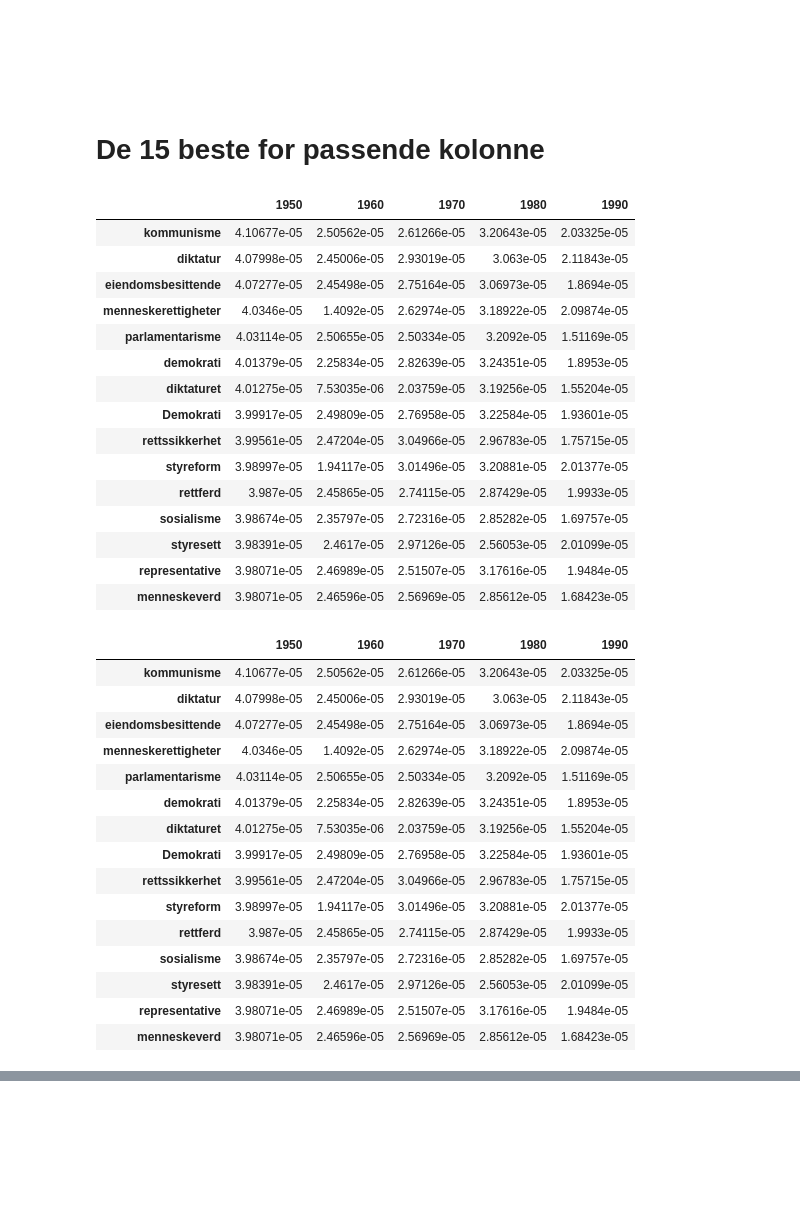
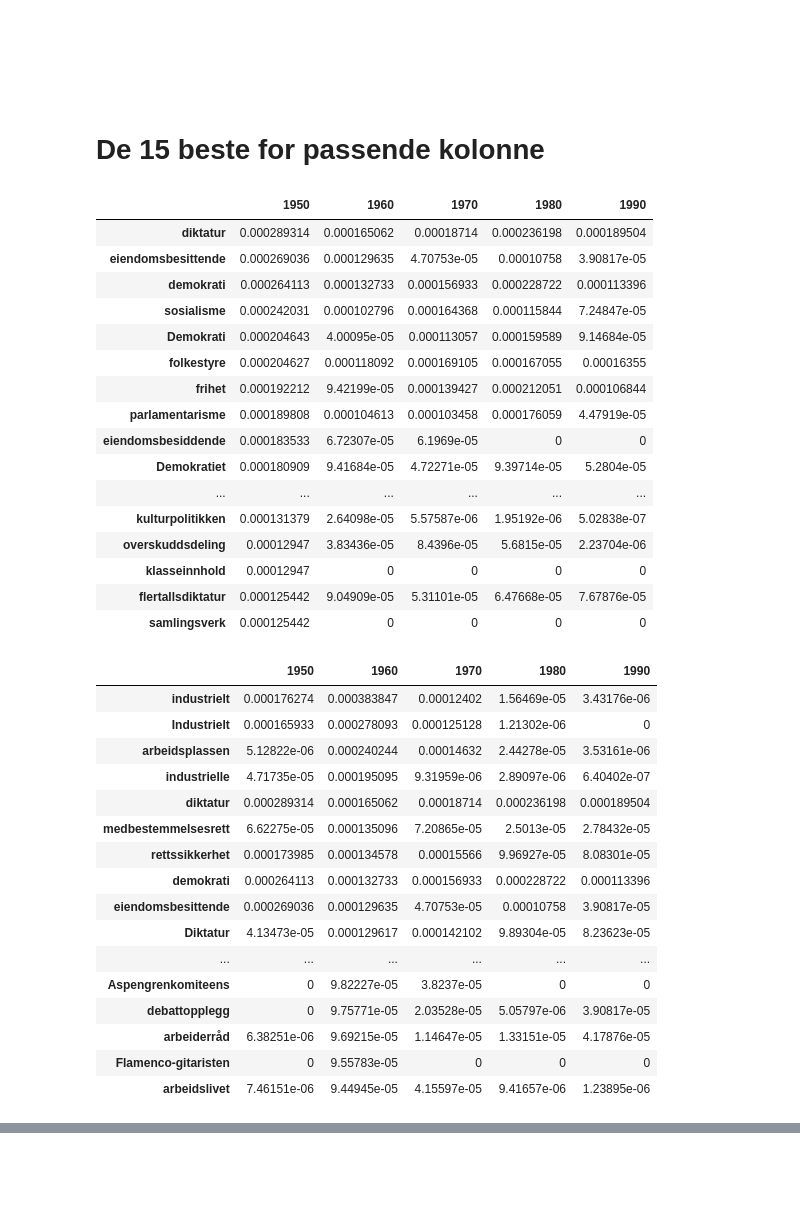
Before and after one commit to Yoonsen/HeCore, a Jupyter notebook: coll_demokrati_pmi.ipynb, the cells around one changed output, grey strips where cells are left out. Saved outputs shown, nothing was run; the diff lists cells and outputs as text; code cells hidden in the pictures; blank space fills up the shorter version.

```diff
--- a/coll_demokrati_pmi.ipynb
+++ b/coll_demokrati_pmi.ipynb
@@ -188,6 +194,8 @@ agg = group_frames(colls)
 nb.normalize_corpus_dataframe(agg)
 # %% [output]
 True
+# %%
+ref = group_frames(referenceerence)
 # %% [markdown]
 
 # Opptelling
@@ -224,7 +232,7 @@ agg.sort_values(by=agg.columns[2], ascending=False)[:10].style.background_gradie
 # %%
 pmi = pd.DataFrame()
 for i in agg:
-    pmi[i] = agg[i]**1.02/(pd.concat([agg[i], reference[i]],axis=1).sum(axis=1))
+    pmi[i] = agg[i]**1.3/(pd.concat([agg[i], ref[i]],axis=1).sum(axis=1))
 # %%
 nb.normalize_corpus_dataframe(pmi)
 # %% [output]
@@ -238,41 +246,43 @@ True
 
 # De 15 beste for passende kolonne
 # %%
-pmi.sort_values(by=pmi.columns[0], ascending=False).head(15).fillna(0).style.background_gradient(axis=0)
+pmi.sort_values(by=pmi.columns[0], ascending=False).head(35).fillna(0).style.background_gradient(axis=0)
 # %% [output]
 |  | 1950 | 1960 | 1970 | 1980 | 1990 |
-| kommunisme | 4.10677e-05 | 2.50562e-05 | 2.61266e-05 | 3.20643e-05 | 2.03325e-05 |
-| diktatur | 4.07998e-05 | 2.45006e-05 | 2.93019e-05 | 3.063e-05 | 2.11843e-05 |
-| eiendomsbesittende | 4.07277e-05 | 2.45498e-05 | 2.75164e-05 | 3.06973e-05 | 1.8694e-05 |
-| menneskerettigheter | 4.0346e-05 | 1.4092e-05 | 2.62974e-05 | 3.18922e-05 | 2.09874e-05 |
-| parlamentarisme | 4.03114e-05 | 2.50655e-05 | 2.50334e-05 | 3.2092e-05 | 1.51169e-05 |
-| demokrati | 4.01379e-05 | 2.25834e-05 | 2.82639e-05 | 3.24351e-05 | 1.8953e-05 |
-| diktaturet | 4.01275e-05 | 7.53035e-06 | 2.03759e-05 | 3.19256e-05 | 1.55204e-05 |
-| Demokrati | 3.99917e-05 | 2.49809e-05 | 2.76958e-05 | 3.22584e-05 | 1.93601e-05 |
-| rettssikkerhet | 3.99561e-05 | 2.47204e-05 | 3.04966e-05 | 2.96783e-05 | 1.75715e-05 |
-| styreform | 3.98997e-05 | 1.94117e-05 | 3.01496e-05 | 3.20881e-05 | 2.01377e-05 |
-| rettferd | 3.987e-05 | 2.45865e-05 | 2.74115e-05 | 2.87429e-05 | 1.9933e-05 |
-| sosialisme | 3.98674e-05 | 2.35797e-05 | 2.72316e-05 | 2.85282e-05 | 1.69757e-05 |
-| styresett | 3.98391e-05 | 2.4617e-05 | 2.97126e-05 | 2.56053e-05 | 2.01099e-05 |
-| representative | 3.98071e-05 | 2.46989e-05 | 2.51507e-05 | 3.17616e-05 | 1.9484e-05 |
-| menneskeverd | 3.98071e-05 | 2.46596e-05 | 2.56969e-05 | 2.85612e-05 | 1.68423e-05 |
+| diktatur | 0.000289314 | 0.000165062 | 0.00018714 | 0.000236198 | 0.000189504 |
+| eiendomsbesittende | 0.000269036 | 0.000129635 | 4.70753e-05 | 0.00010758 | 3.90817e-05 |
+| demokrati | 0.000264113 | 0.000132733 | 0.000156933 | 0.000228722 | 0.000113396 |
+| sosialisme | 0.000242031 | 0.000102796 | 0.000164368 | 0.000115844 | 7.24847e-05 |
+| Demokrati | 0.000204643 | 4.00095e-05 | 0.000113057 | 0.000159589 | 9.14684e-05 |
+| folkestyre | 0.000204627 | 0.000118092 | 0.000169105 | 0.000167055 | 0.00016355 |
+| frihet | 0.000192212 | 9.42199e-05 | 0.000139427 | 0.000212051 | 0.000106844 |
+| parlamentarisme | 0.000189808 | 0.000104613 | 0.000103458 | 0.000176059 | 4.47919e-05 |
+| eiendomsbesiddende | 0.000183533 | 6.72307e-05 | 6.1969e-05 | 0 | 0 |
+| Demokratiet | 0.000180909 | 9.41684e-05 | 4.72271e-05 | 9.39714e-05 | 5.2804e-05 |
+| ... | ... | ... | ... | ... | ... |
+| kulturpolitikken | 0.000131379 | 2.64098e-05 | 5.57587e-06 | 1.95192e-06 | 5.02838e-07 |
+| overskuddsdeling | 0.00012947 | 3.83436e-05 | 8.4396e-05 | 5.6815e-05 | 2.23704e-06 |
+| klasseinnhold | 0.00012947 | 0 | 0 | 0 | 0 |
+| flertallsdiktatur | 0.000125442 | 9.04909e-05 | 5.31101e-05 | 6.47668e-05 | 7.67876e-05 |
+| samlingsverk | 0.000125442 | 0 | 0 | 0 | 0 |
 # %%
-pmi.sort_values(by=pmi.columns[0], ascending=False).head(15).fillna(0).style.background_gradient(axis=0)
+pmi.sort_values(by=pmi.columns[1], ascending=False).head(35).fillna(0).style.background_gradient(axis=1)
 # %% [output]
 |  | 1950 | 1960 | 1970 | 1980 | 1990 |
-| kommunisme | 4.10677e-05 | 2.50562e-05 | 2.61266e-05 | 3.20643e-05 | 2.03325e-05 |
-| diktatur | 4.07998e-05 | 2.45006e-05 | 2.93019e-05 | 3.063e-05 | 2.11843e-05 |
-| eiendomsbesittende | 4.07277e-05 | 2.45498e-05 | 2.75164e-05 | 3.06973e-05 | 1.8694e-05 |
-| menneskerettigheter | 4.0346e-05 | 1.4092e-05 | 2.62974e-05 | 3.18922e-05 | 2.09874e-05 |
-| parlamentarisme | 4.03114e-05 | 2.50655e-05 | 2.50334e-05 | 3.2092e-05 | 1.51169e-05 |
-| demokrati | 4.01379e-05 | 2.25834e-05 | 2.82639e-05 | 3.24351e-05 | 1.8953e-05 |
-| diktaturet | 4.01275e-05 | 7.53035e-06 | 2.03759e-05 | 3.19256e-05 | 1.55204e-05 |
-| Demokrati | 3.99917e-05 | 2.49809e-05 | 2.76958e-05 | 3.22584e-05 | 1.93601e-05 |
-| rettssikkerhet | 3.99561e-05 | 2.47204e-05 | 3.04966e-05 | 2.96783e-05 | 1.75715e-05 |
-| styreform | 3.98997e-05 | 1.94117e-05 | 3.01496e-05 | 3.20881e-05 | 2.01377e-05 |
-| rettferd | 3.987e-05 | 2.45865e-05 | 2.74115e-05 | 2.87429e-05 | 1.9933e-05 |
-| sosialisme | 3.98674e-05 | 2.35797e-05 | 2.72316e-05 | 2.85282e-05 | 1.69757e-05 |
-| styresett | 3.98391e-05 | 2.4617e-05 | 2.97126e-05 | 2.56053e-05 | 2.01099e-05 |
-| representative | 3.98071e-05 | 2.46989e-05 | 2.51507e-05 | 3.17616e-05 | 1.9484e-05 |
-| menneskeverd | 3.98071e-05 | 2.46596e-05 | 2.56969e-05 | 2.85612e-05 | 1.68423e-05 |
+| industrielt | 0.000176274 | 0.000383847 | 0.00012402 | 1.56469e-05 | 3.43176e-06 |
+| Industrielt | 0.000165933 | 0.000278093 | 0.000125128 | 1.21302e-06 | 0 |
+| arbeidsplassen | 5.12822e-06 | 0.000240244 | 0.00014632 | 2.44278e-05 | 3.53161e-06 |
+| industrielle | 4.71735e-05 | 0.000195095 | 9.31959e-06 | 2.89097e-06 | 6.40402e-07 |
+| diktatur | 0.000289314 | 0.000165062 | 0.00018714 | 0.000236198 | 0.000189504 |
+| medbestemmelsesrett | 6.62275e-05 | 0.000135096 | 7.20865e-05 | 2.5013e-05 | 2.78432e-05 |
+| rettssikkerhet | 0.000173985 | 0.000134578 | 0.00015566 | 9.96927e-05 | 8.08301e-05 |
+| demokrati | 0.000264113 | 0.000132733 | 0.000156933 | 0.000228722 | 0.000113396 |
+| eiendomsbesittende | 0.000269036 | 0.000129635 | 4.70753e-05 | 0.00010758 | 3.90817e-05 |
+| Diktatur | 4.13473e-05 | 0.000129617 | 0.000142102 | 9.89304e-05 | 8.23623e-05 |
+| ... | ... | ... | ... | ... | ... |
+| Aspengrenkomiteens | 0 | 9.82227e-05 | 3.8237e-05 | 0 | 0 |
+| debattopplegg | 0 | 9.75771e-05 | 2.03528e-05 | 5.05797e-06 | 3.90817e-05 |
+| arbeiderråd | 6.38251e-06 | 9.69215e-05 | 1.14647e-05 | 1.33151e-05 | 4.17876e-05 |
+| Flamenco-gitaristen | 0 | 9.55783e-05 | 0 | 0 | 0 |
+| arbeidslivet | 7.46151e-06 | 9.44945e-05 | 4.15597e-05 | 9.41657e-06 | 1.23895e-06 |
 # %%
```
Also changed, not shown: parts of 16 cells of this notebook, 7 other files.
